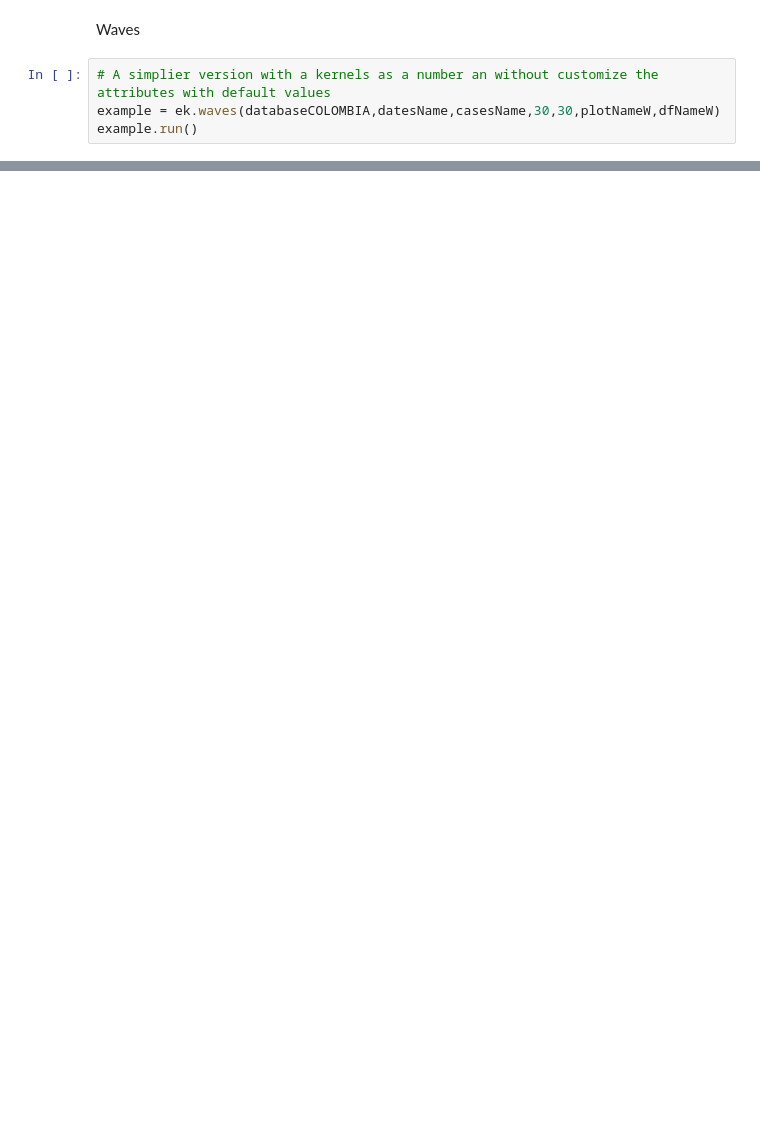
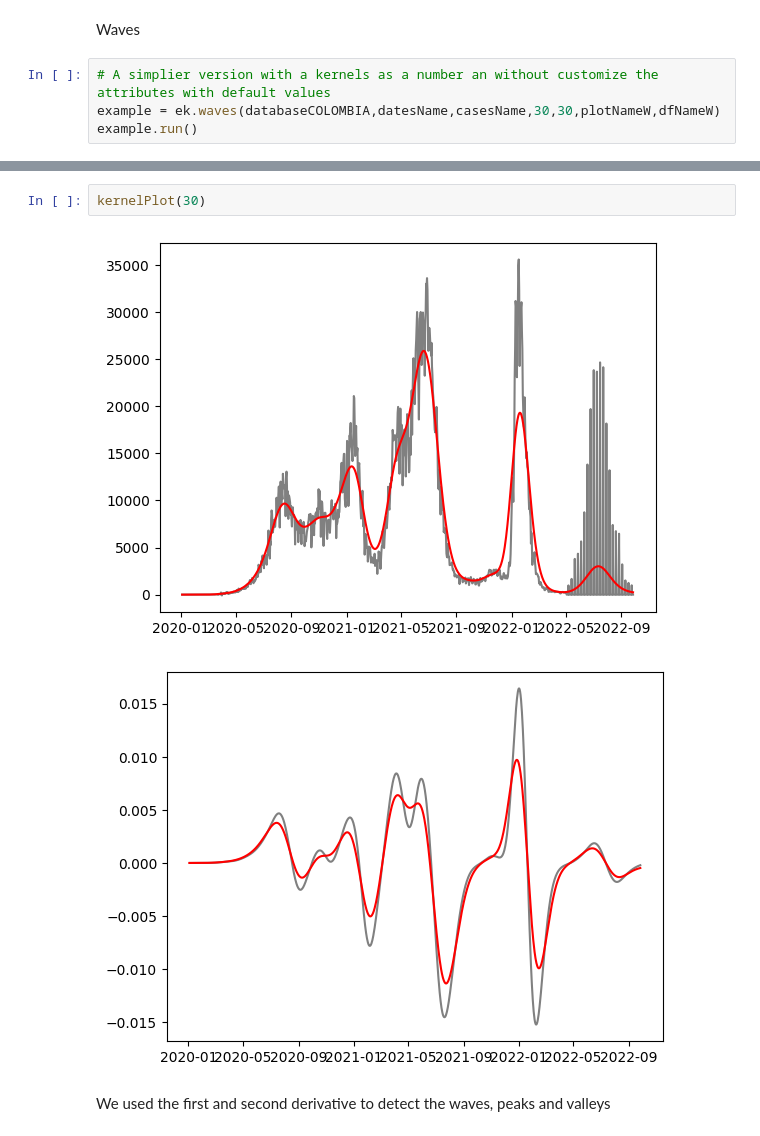
Before and after one commit to LinaMRuizG/EpidemicKabuLibrary, a Jupyter notebook: examples/exploringLibrary.ipynb, the cells around one changed output, grey strips where cells are left out. Drawn from its saved outputs; the diff is of its cells as text; blank space fills up the shorter version.

```diff
--- a/examples/exploringLibrary.ipynb
+++ b/examples/exploringLibrary.ipynb
@@ -119,0 +162,7 @@ kernelPlot(20)
+# %%
+kernelPlot(30)
+# %% [output]
+[figure, added]
+[figure, added]
+# %% [markdown]
+We used the first and second derivative to detect the waves, peaks and valleys
```
Also changed, not shown: parts of 37 cells of this notebook, 20 other files.
